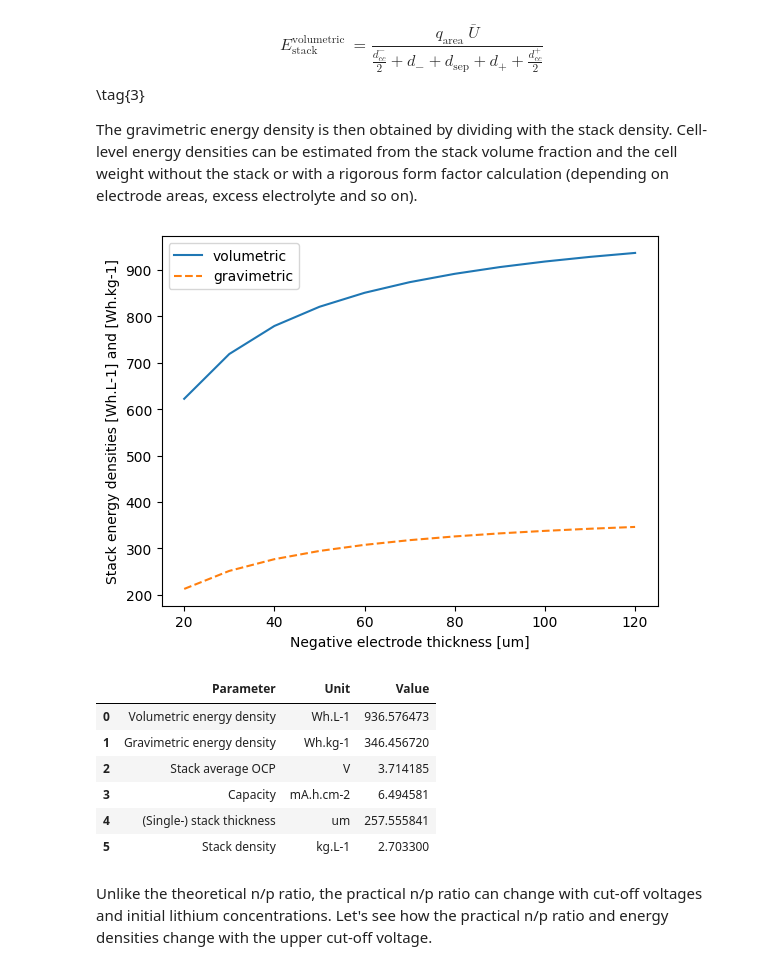
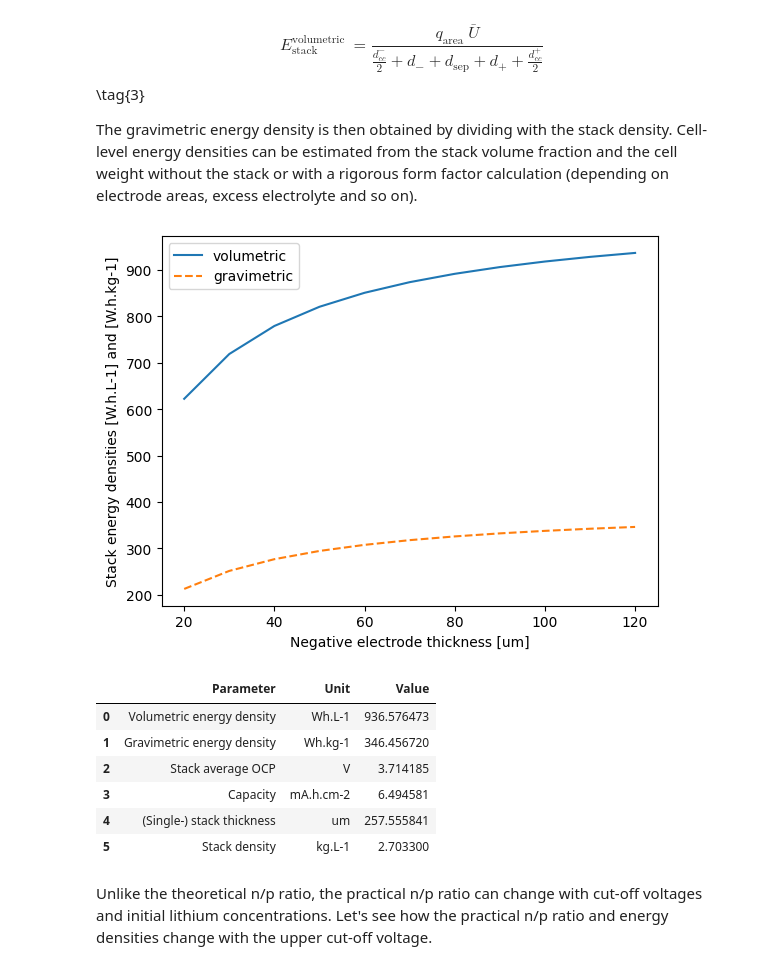
Before and after one commit to pybamm-team/pybamm-tea, a Jupyter notebook: examples/stackbreakdown.ipynb, the cells around one changed output. Drawn from its saved outputs; the diff is of its cells as text; code cells hidden in the pictures.

```diff
--- a/examples/stackbreakdown.ipynb
+++ b/examples/stackbreakdown.ipynb
@@ -123,37 +123,37 @@ thicknesses = np.linspace(20e-6, 120e-6, 11)
 # initialize lists for the stack energy densities
 stack_volumetric_energy_densities = []
 stack_gravimetric_energy_densities = []
 
 # if the positive electrode thickness is not set to None, the negative electrode thickness is calculated based on the n/p ratio
 # if no n/p is set, the n/p ratio is calculated based on the positive and negative electrode thicknesses
 input["Positive electrode thickness [m]"] = None
 input["Theoretical n/p ratio"] = 2/3
 
 # loop over the thicknesses and calculate the stack energy densities
 for thickness in thicknesses:
     # update the positive electrode thickness in the input
     input.update({"Negative electrode thickness [m]": thickness})
 
     # create a TEA class with the updated input
     tea_class = tea.TEA(base, input)
 
     # save the calculated stack energy densities in the lists
-    stack_volumetric_energy_densities.append(tea_class.stack_energy_densities.get("Volumetric stack energy density [Wh.L-1]"))
-    stack_gravimetric_energy_densities.append(tea_class.stack_energy_densities.get("Gravimetric stack energy density [Wh.kg-1]"))
+    stack_volumetric_energy_densities.append(tea_class.stack_energy_densities.get("Volumetric stack energy density [W.h.L-1]"))
+    stack_gravimetric_energy_densities.append(tea_class.stack_energy_densities.get("Gravimetric stack energy density [W.h.kg-1]"))
 
 # plot stack energy density vs thickness
 plt.figure()
 plt.plot(thicknesses*1e6, stack_volumetric_energy_densities, label="volumetric")
 plt.plot(thicknesses*1e6, stack_gravimetric_energy_densities, label="gravimetric", linestyle='dashed')
 plt.xlabel("Negative electrode thickness [um]")
-plt.ylabel("Stack energy densities [Wh.L-1] and [Wh.kg-1]")
+plt.ylabel("Stack energy densities [W.h.L-1] and [W.h.kg-1]")
 plt.legend()
 plt.show()
 
 # print stack energy densities dataframe for last loop
 tea_class.stack_energy_densities_dataframe
 # %% [output]
-[figure, old version]
+[figure, new version]
 |  | Parameter | Unit | Value |
 | 0 | Volumetric energy density | Wh.L-1 | 936.576473 |
 | 1 | Gravimetric energy density | Wh.kg-1 | 346.456720 |
```
Also changed, not shown: parts of 1 cell of this notebook, 1 other file.
